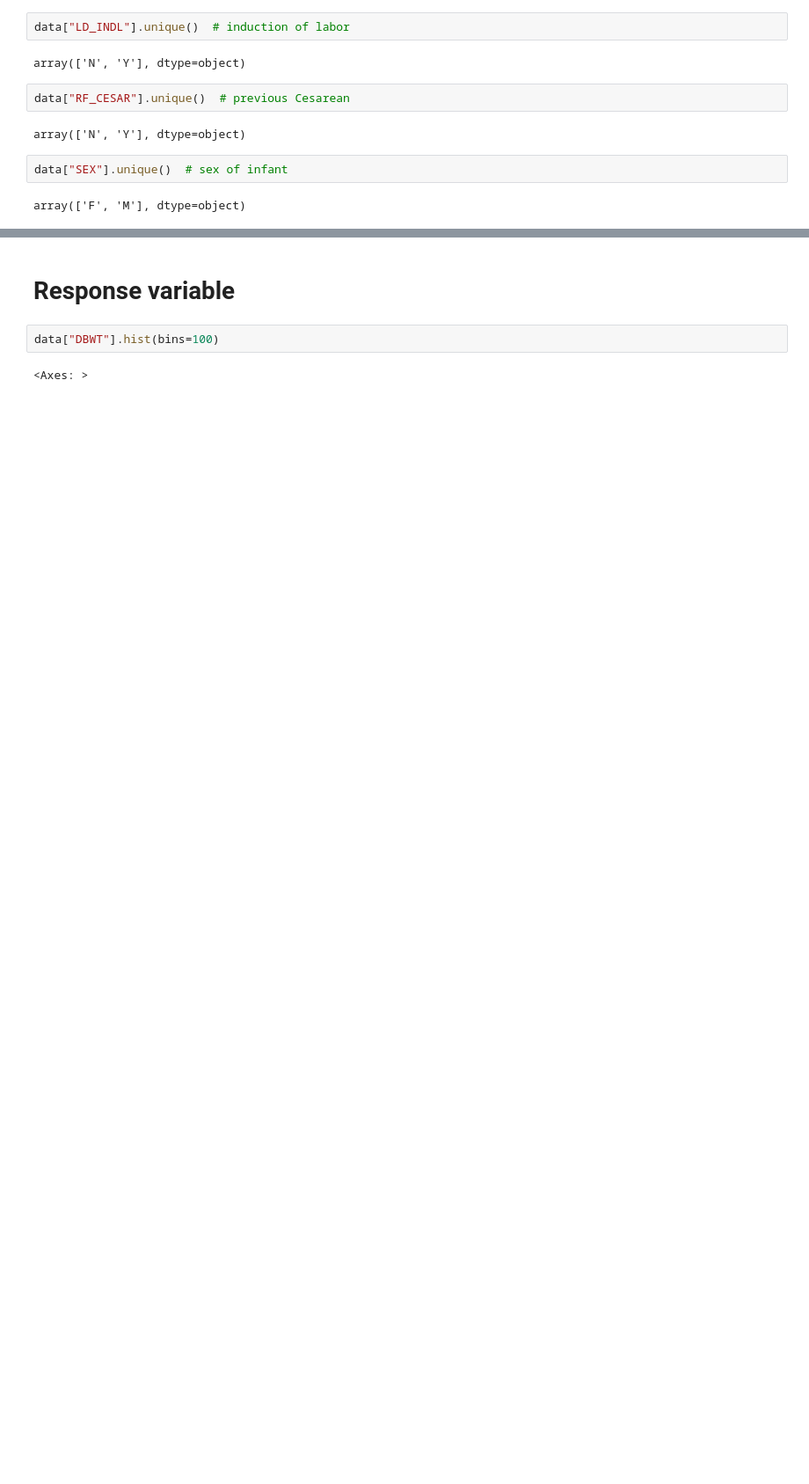
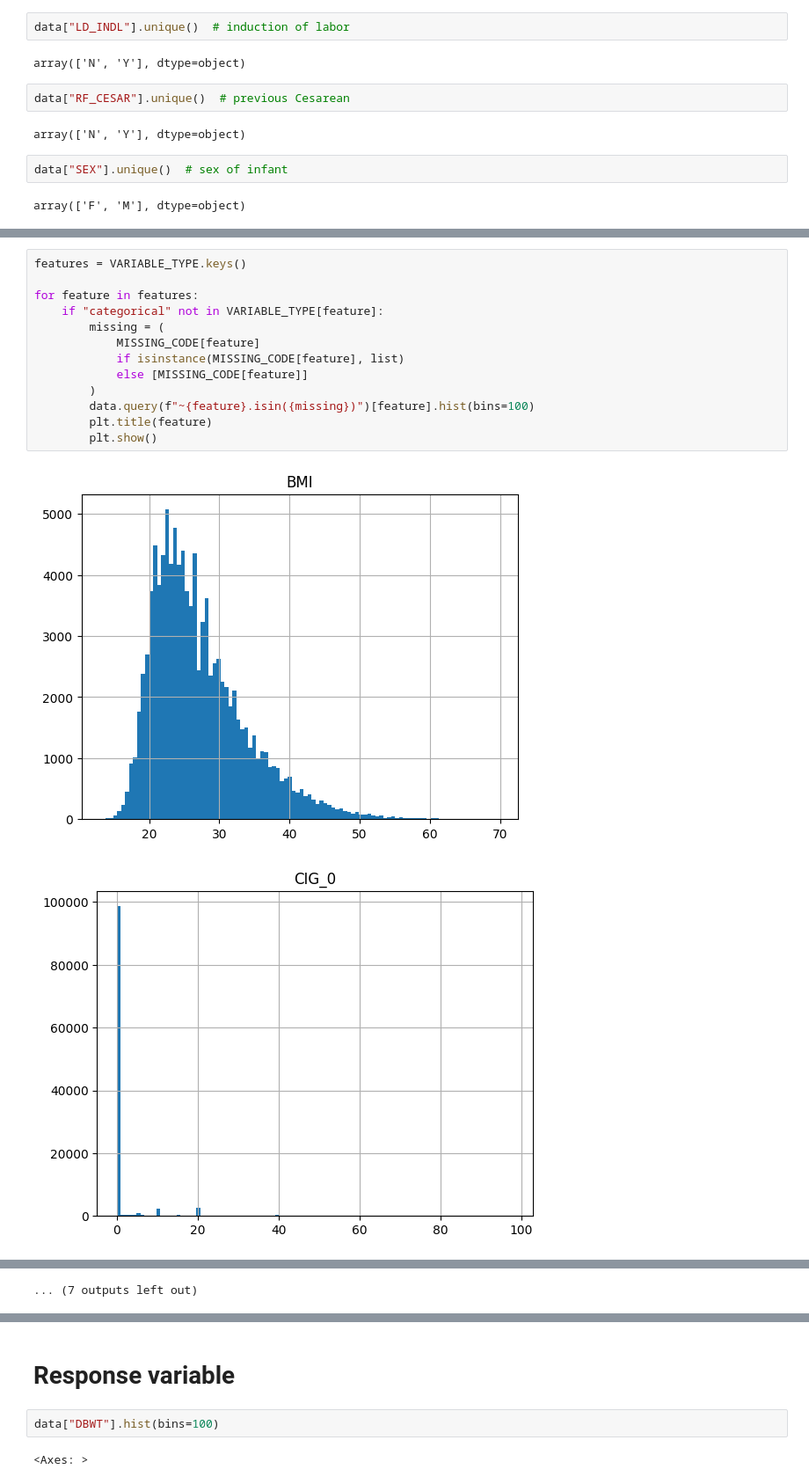
Before and after one commit to hrmerrill/kaggle-prediction-interval-birthweight, a Jupyter notebook: src/eda.ipynb, the cells around one changed output, grey strips where cells are left out. Shown at 88% size. Drawn from its saved outputs; the diff is of its cells as text; blank space fills up the shorter version.

```diff
--- a/src/eda.ipynb
+++ b/src/eda.ipynb
@@ -75,0 +82,16 @@ array(['F', 'M'], dtype=object)
+# %%
+features = VARIABLE_TYPE.keys()
+
+for feature in features:
+    if "categorical" not in VARIABLE_TYPE[feature]:
+        missing = (
+            MISSING_CODE[feature]
+            if isinstance(MISSING_CODE[feature], list)
+            else [MISSING_CODE[feature]]
+        )
+        data.query(f"~{feature}.isin({missing})")[feature].hist(bins=100)
+        plt.title(feature)
+        plt.show()
+# %% [output]
+[figure, added]
+[figure, added]
@@ -76 +108,2 @@ array(['F', 'M'], dtype=object)
+... (7 outputs left out)
 # %% [markdown]
```
Also changed, not shown: parts of 8 cells of this notebook.
